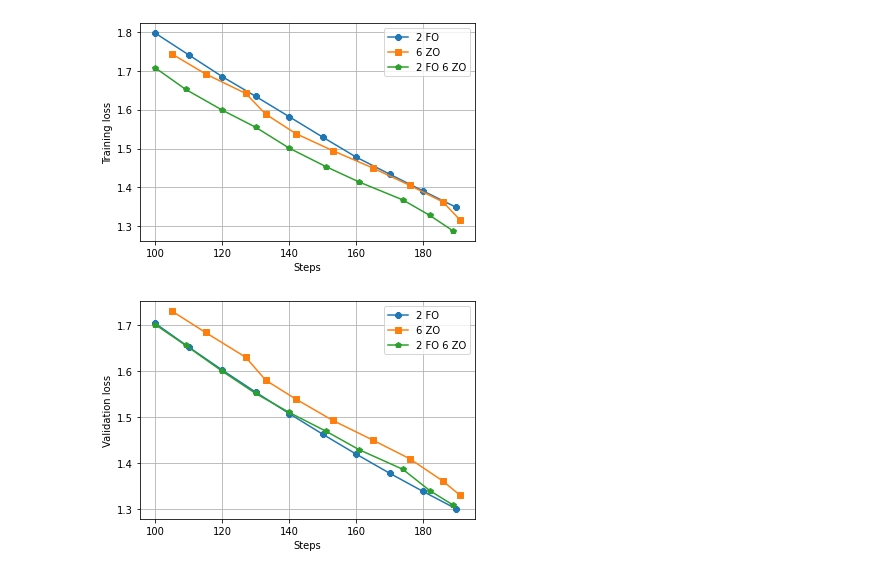
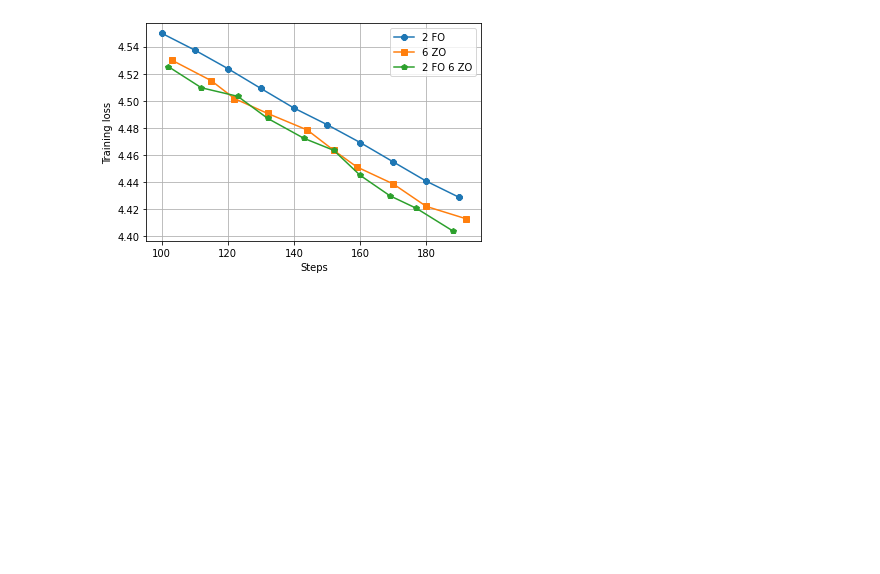
Before and after one commit to ShayanTalaei/Hybrid-Decentralized-Optimization, a Jupyter notebook: run.ipynb, the cells around one changed output. Cells and saved outputs as stored; diff of their text form; code cells hidden in the pictures; blank space fills up the shorter version.

Commit message:
An example setup in the run.ipynb

```diff
--- a/run.ipynb
+++ b/run.ipynb
@@ -39,13 +39,13 @@ def run(setups, dataset_name, lr_schedule, reps=1, file_name=None):
 # %%
 setups = {}
 
-## Setups go here. The followings are just for example.
+## Setups go here. The followings are just examples.
 setups['2 FO'] = [{'grad_mode': 'first order','count': 2}]
-setups['6 ZO'] = [{'grad_mode': 'zeroth order forward-mode AD','count': 6, 'random vecs': 10}]
+setups['6 ZO'] = [{'grad_mode': 'zeroth order forward-mode AD','count': 6, 'random vecs': 200}]
 setups['2 FO 6 ZO'] = [{'grad_mode': 'first order','count': 2},
-                       {'grad_mode': 'zeroth order forward-mode AD','count': 6, 'random vecs': 10}]
+                       {'grad_mode': 'zeroth order forward-mode AD','count': 6, 'random vecs': 200}]
 
-dataset_name = 'cifar10'
+dataset_name = 'flowers'
 lr_schedule = [(200, 0.001, 10)]
 # %%
 logs = run(setups, dataset_name, lr_schedule, reps=1, file_name=None)
@@ -70,7 +70,5 @@ Running time: 20.5436
 # %%
 name = None
 plot_trends(logs, 'Steps', 'Training loss',   100, dataset_folder=dataset_name, name=name)
-plot_trends(logs, 'Steps', 'Validation loss', 100, dataset_folder=dataset_name, name=name)
 # %% [output]
-[figure, old version]
+[figure, new version]
-[figure, removed]
```
Also changed, not shown: parts of 2 cells of this notebook, 1 other file.
